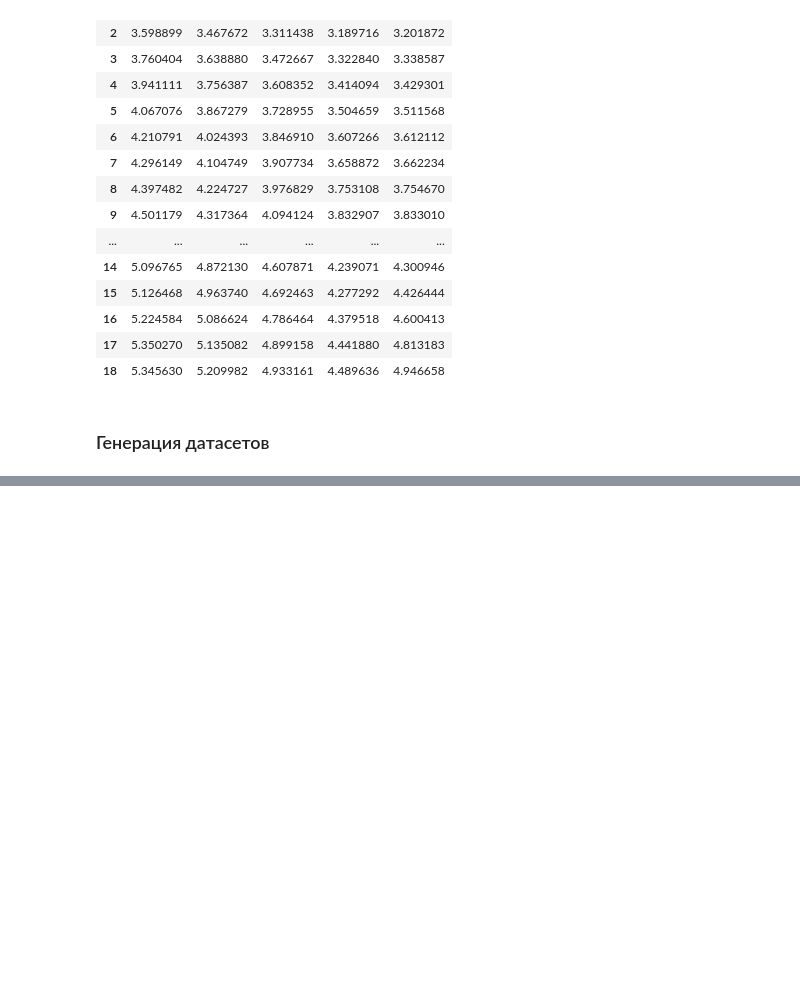
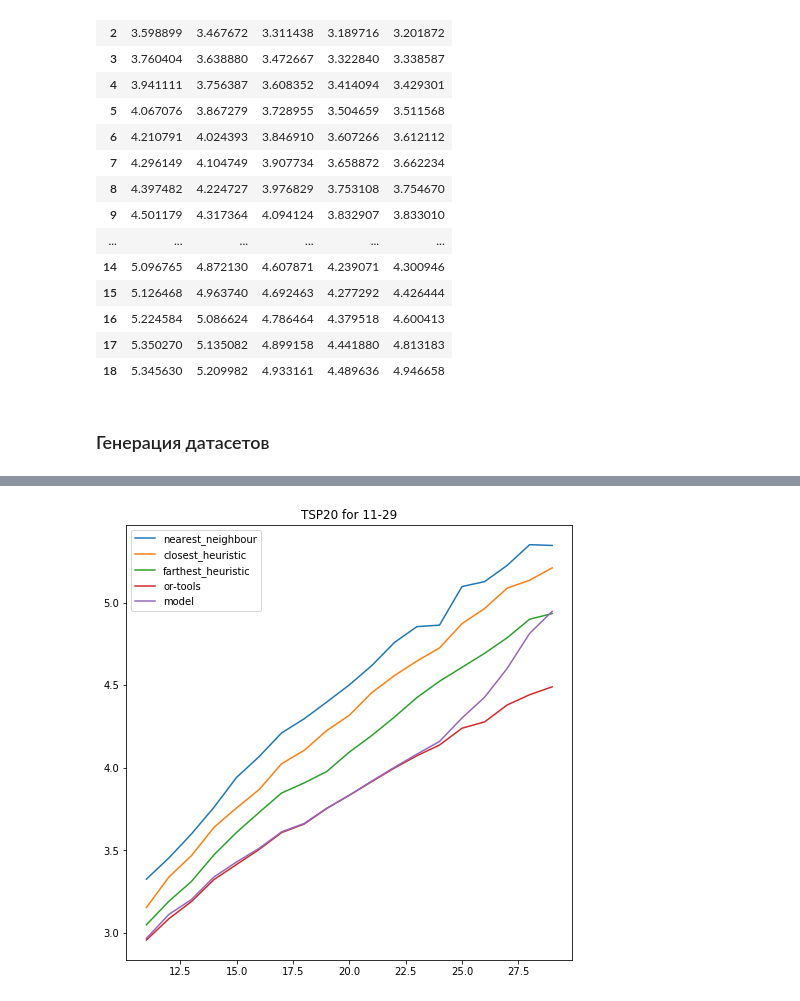
Before and after one commit to Arssel/TSP_RL, a Jupyter notebook: Experiments.ipynb, the cells around one changed output, grey strips where cells are left out. Saved outputs shown, nothing was run; the diff lists cells and outputs as text; code cells hidden in the pictures; blank space fills up the shorter version.

Commit message:
added graphics for experiments

```diff
--- a/Experiments.ipynb
+++ b/Experiments.ipynb
@@ -162,0 +167,28 @@ for n in np.arange(20, 90, 10):
+# %%
+df_50 = pd.read_csv('./results/results_50.csv', index_col=0)
+df_20 = pd.read_csv('./results/results_20.csv', index_col=0)
+df_10_30 = pd.read_csv('./results/results_11_29.csv', index_col=0)
+df_40_60 = pd.read_csv('./results/results_41_59.csv', index_col=0)
+# %%
+columns = ['nearest_neighbour', 'closest_heuristic', 'farthest_heuristic', 'or-tools', 'model']
+# %%
+index_50 = np.arange(20, 90, 10)
+index_10_30 = np.arange(11, 30)
+index_40_60 = np.arange(41, 60)
+# %%
+df_50.columns = columns
+df_50.index = index_50
+df_20.columns = columns
+df_20.index = index_50
+df_10_30.columns = columns
+df_10_30.index = index_10_30
+df_40_60.columns = columns
+df_40_60.index = index_40_60
+# %%
+fig = plt.figure(figsize=(8,8))
+plt.plot(df_10_30)
+plt.title('TSP20 for 11-29')
+plt.legend(columns)
+plt.savefig('TSP20 for 11-29.png')
+# %% [output]
+[figure, added]
```
Also changed, not shown: parts of 9 cells of this notebook.
